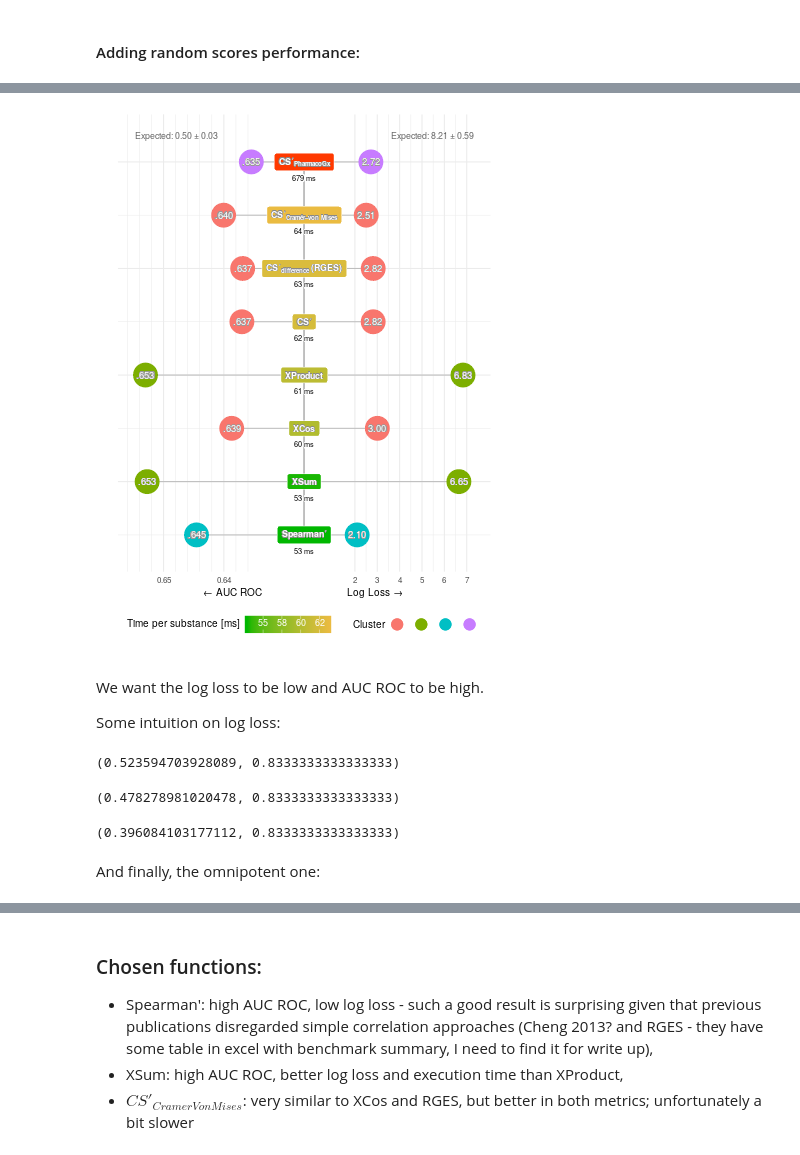
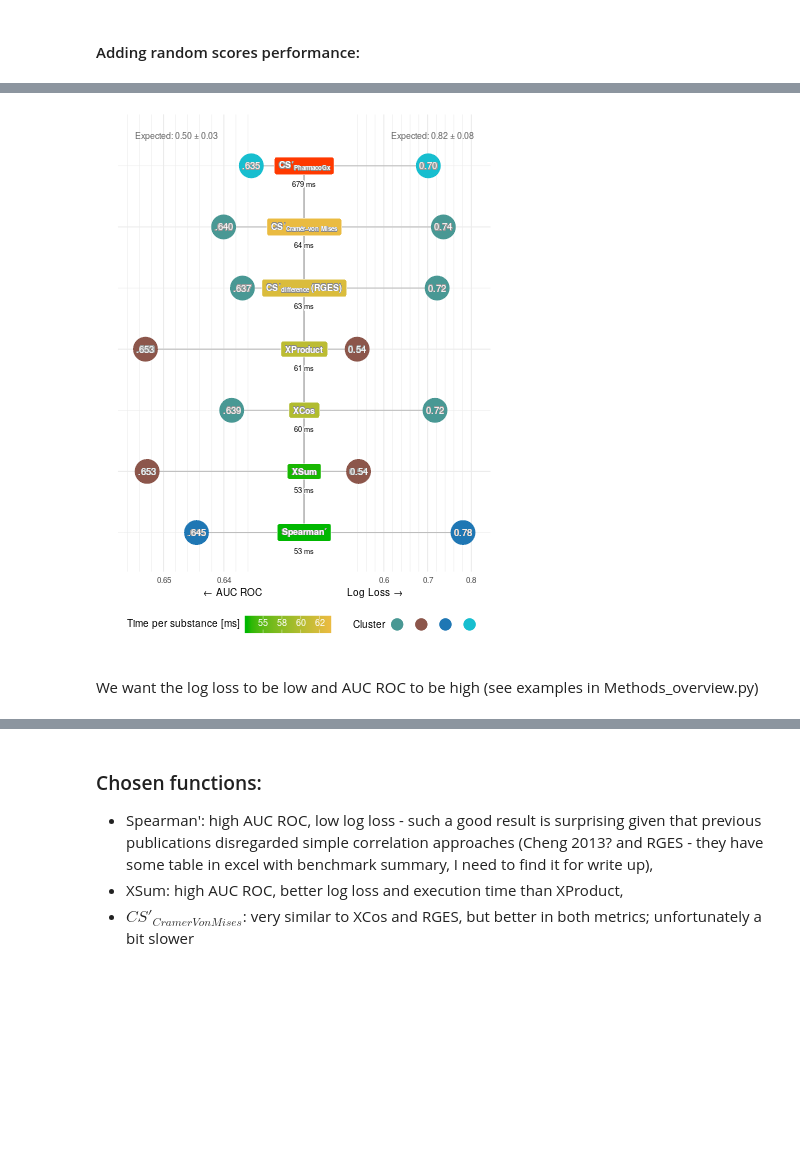
Before and after one commit to krassowski/drug-disease-profile-matching, a Jupyter notebook: notebooks/Signature-based drug-disease associations/BRCA_results.ipynb, the cells around one changed output, grey strips where cells are left out. Drawn from its saved outputs; the diff is of its cells as text; code cells hidden in the pictures; blank space fills up the shorter version.

```diff
--- a/notebooks/Signature-based drug-disease associations/BRCA_results.ipynb
+++ b/notebooks/Signature-based drug-disease associations/BRCA_results.ipynb
@@ -478,21 +513,26 @@ annotations['best_label'] = annotations.apply(
 # %%
 %%R
 
-source('../../thirdparty/reverselog_trans.R')
+khinkali_p_values <- function(annotations, group_for_annotations='known indications', shadow=F, ...) {
+    if(shadow) {
+        text = shadowtext::geom_shadowtext
+    } else {
+        text = geom_text
+    }
 
-khinkali_p_values <- function(annotations, group_for_annotations='known indications') {
-    geom_text(data=annotations, aes(
-        label=p_value_short, y=1.5, x=-Inf,
+    text(data=annotations, aes(
+        label=p_value_short, y=1, x=-Inf,
         group=group_for_annotations,
         fill=group_for_annotations,
         hjust=-0.1
-    ))
+    ), ...)
 }
 
-khinkali_plot <- function(scores, ncol=4, scales='fixed', width=1) {
+khinkali_plot = function(scores, ncol=4, scales='fixed', width=1, what='substance') {
 
     g = (
         ggplot(scores, aes(x=1, y=rank, group=known_indication, fill=known_indication, width=width))
+        + theme_bw()
         + facet_wrap('~ func', labeller=label_parsed, ncol=ncol, scales=scales)
         + geom_violin(data=scores[scores$group == 'indications',], alpha=0.5)
         + geom_violin(data=scores[scores$group != 'indications',], alpha=0.35)
@@ -505,15 +545,14 @@ khinkali_plot <- function(scores, ncol=4, scales='fixed', width=1) {
         )
         + guides(fill=guide_legend(title=''))
         + xlab('')
-        + ylab('Rank of a score of a perturbation profile')
+        + ylab(paste('Rank of a score of a ', what))
         + scale_y_continuous(trans=reverselog_trans(10))
         + scale_fill_discrete(direction=1)
-        #+ scale_x_continuous(limits = c(-0, 1.5))
     )
     g
 }
 
-khinkali_fill_colors <- function(indications='#2CA02C', non_indications='#E377C2') {
+khinkali_fill_colors = function(indications='#2CA02C', non_indications='#E377C2') {
     scale_fill_manual(guide='none', values=c(
         'known indications'=indications,
         'non-indications'=non_indications
@@ -631,7 +699,7 @@ auc0.1 SpearmanrResult(correlation=0.6904761904761906, pvalue=0.0579903181645727
 auc0.01 SpearmanrResult(correlation=0.9157291161525718, pvalue=0.0014031743248924412)
 # %%
 nice_names_short = {
-    **nice_function_names,
+    **nice_single_sample_function_names,
     **{"connectivity_score_signature_kolmogorov_smirnov_conditional_difference": "CS'"}
 }
 # %%
@@ -743,6 +793,7 @@ def random_scores_metrics(random_result, are_grouped_by_cell):
         scores_as_series=False,
         are_grouped_by_cell=are_grouped_by_cell
     )
+    random_scores = normalize_scores(random_scores, rescale=True, by_cell=are_grouped_by_cell)
     random_scores = add_helper_columns(random_scores)
     return compute_metrics_by_func(random_scores, without_unassigned=True)
 # %%
@@ -802,7 +853,6 @@ performance_plot = function(
                 label=sprintf("%0.2f", round(log_loss, digits=2)),
                 x=log_loss_scaled
             ),
-            #bg.
             color='white',
             bg.r=0.05,
             bg.color='#999999',
@@ -886,46 +936,36 @@ performance_plot = function(
     (
         g
         + shadowtext::geom_shadowtext(aes(label=func, x=0), parse=T, size=3.1, bg.r=0.05, bg.color='#888888')
+        + scale_color_manual(
+            values=c(
+                '#499894',
+                '#8C564B',
+                '#1F77B4',
+                '#17BECF'
+            ),
+            guide=guide_legend(
+                title='Category',
+                direction='vertical',
+                title.position="left"
+            )
+        )
     )
 }
 # %%
 %%R -i single_sample_summary -i random_metrics_ss -w 400 -h 550 -u px
 single_sample_comparison = performance_plot(
     single_sample_summary, random_metrics_ss, outlier_cutoff=60*60,
     adjustment=c(log_loss_gird_extend_left=0.05),
     left=c(breaks.zoom=100, minor_breaks.zoom=500),
-    right=c(breaks.zoom=1, minor_breaks.zoom=2)
+    right=c(breaks.zoom=10, minor_breaks.zoom=50)
 )
 ggsave(
     file="single_sample_BRCA_comparison.png",
     plot=single_sample_comparison,
     width=4*1.3, height=5.5*1.3, dpi=350
 )
 single_sample_comparison
 # %% [output]
-[figure, old version]
+[figure, new version]
 # %% [markdown]
-We want the log loss to be low and AUC ROC to be high.
-
-Some intuition on log loss:
+We want the log loss to be low and AUC ROC to be high (see examples in Methods_overview.py)
-# %%
-from sklearn.metrics import log_loss, roc_auc_score
-                                                  # good guess, bad guess, good guess, bad guess
-y_t  =                                 [  0,   0,   0,   0,   1,   1,   1]
-y_p_knows_or_takes_a_brave_guess =     [0.0, 0.0, 0.2, 0.8, 0.8, 0.2, 1.0]
-y_p_knows_or_takes_a_shy_guess   =     [0.0, 0.0, 0.25, 0.75, 0.75, 0.25, 1.0]
-y_p_knows_or_admits_that_has_no_idea = [0.0, 0.0, 0.5, 0.5, 0.5, 0.5, 1.0]
-
-log_loss(y_t, y_p_knows_or_takes_a_brave_guess), roc_auc_score(y_t, y_p_knows_or_takes_a_brave_guess)
-# %% [output]
-(0.523594703928089, 0.8333333333333333)
-# %%
-log_loss(y_t, y_p_knows_or_takes_a_shy_guess), roc_auc_score(y_t, y_p_knows_or_takes_a_shy_guess)
-# %% [output]
-(0.478278981020478, 0.8333333333333333)
-# %%
-log_loss(y_t, y_p_knows_or_admits_that_has_no_idea), roc_auc_score(y_t, y_p_knows_or_admits_that_has_no_idea)
-# %% [output]
-(0.396084103177112, 0.8333333333333333)
-# %% [markdown]
-And finally, the omnipotent one:
```
Also changed, not shown: parts of 181 cells of this notebook.
